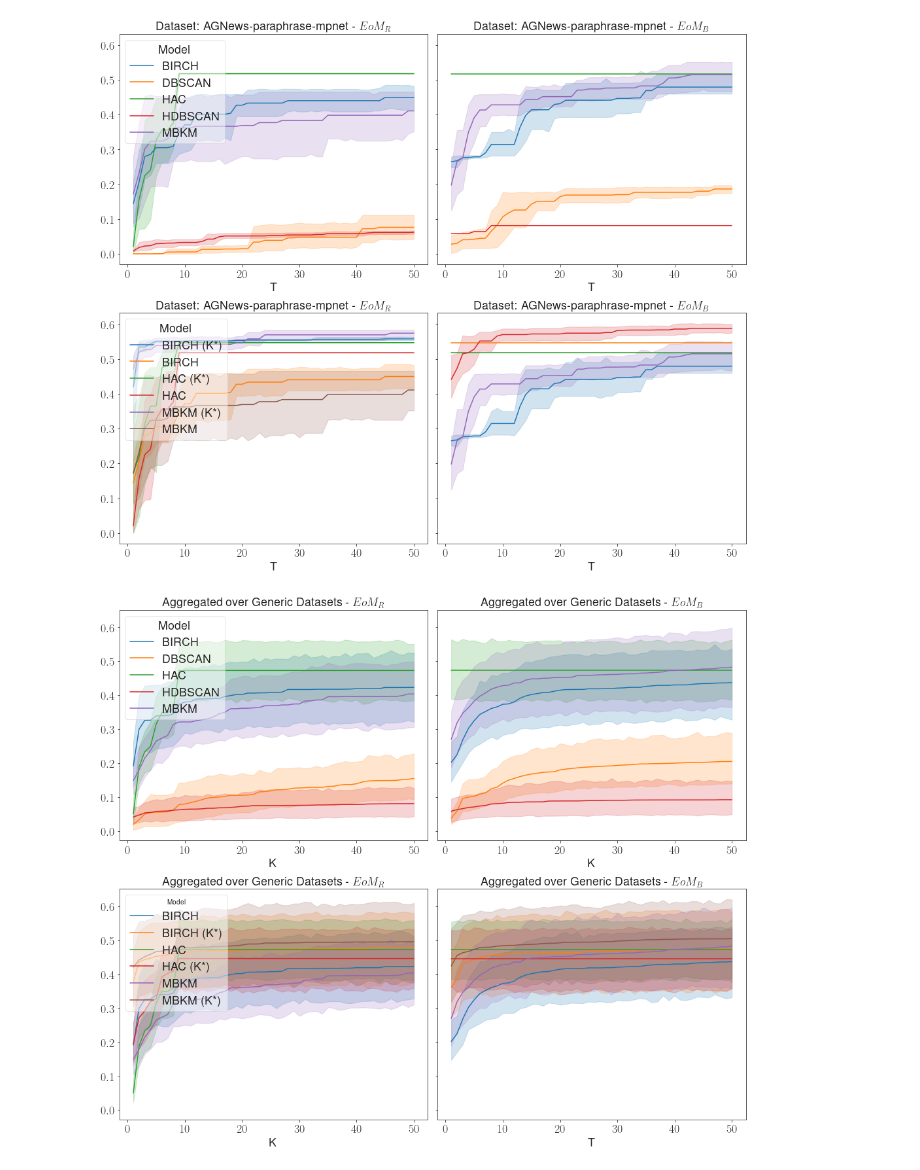
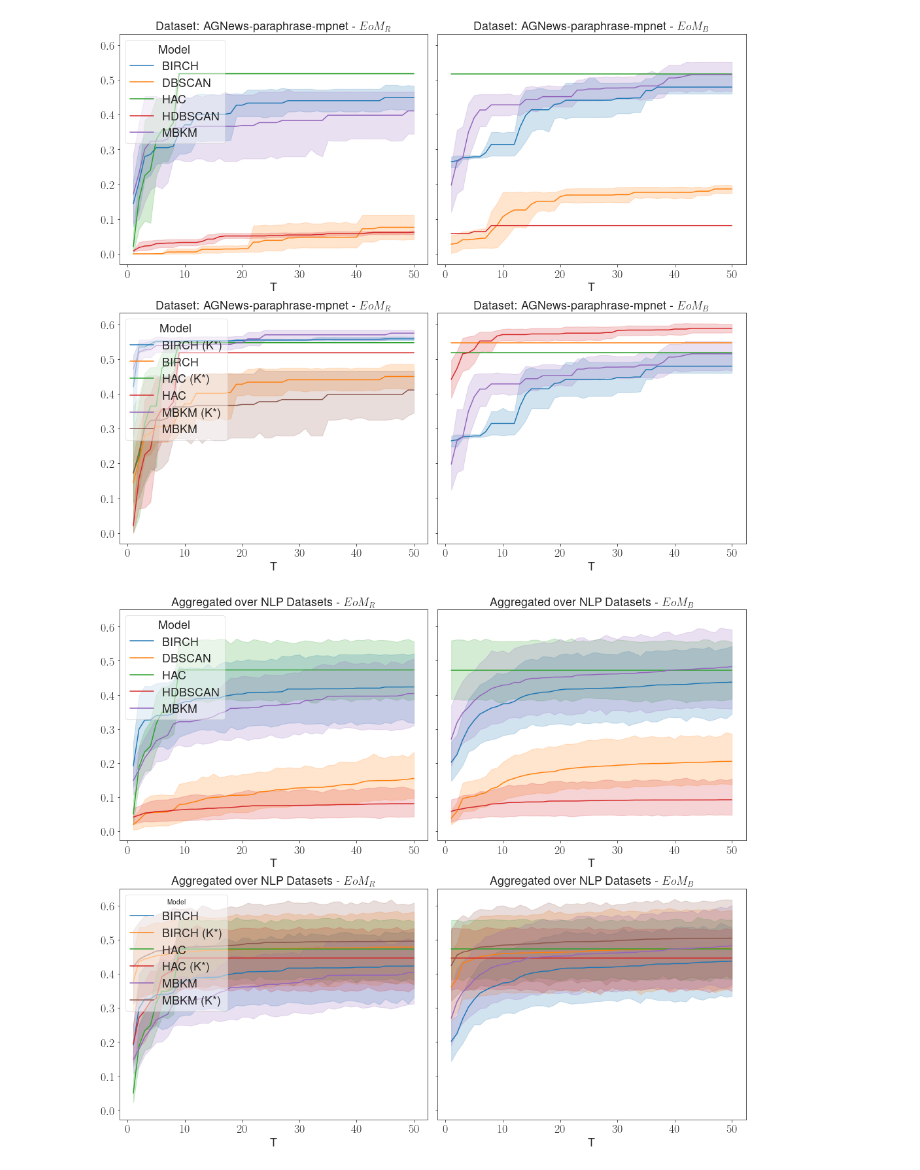
Before and after one commit to mishra-sid/clustering_hyperparameters, a Jupyter notebook: experiments/plot_nlp.ipynb, the cells around one changed output. Drawn from its saved outputs; the diff is of its cells as text; code cells hidden in the pictures.

Commit message:
Update plots with number of clusters exp and consistent runs

```diff
--- a/experiments/plot_nlp.ipynb
+++ b/experiments/plot_nlp.ipynb
@@ -233,35 +233,38 @@ bayesian_metric_agg_df = pd.concat(bayesian_metric_dfs)
 random_metric_agg_df = random_metric_agg_df.reset_index(drop=True)
 bayesian_metric_agg_df = bayesian_metric_agg_df.reset_index(drop=True)
 
 fig, ((ax1, ax2), (ax3, ax4)) = plt.subplots(2, 2, figsize=(14, 12), sharey=True)
 g1 = sns.lineplot(ax=ax1, x="K", y="perf", hue="model", data=random_metric_agg_df.loc[random_metric_agg_df['model'].isin(['BIRCH', 'DBSCAN', 'HAC', 'HDBSCAN', 'MBKM'])])
-ax1.set_title('Aggregated over Generic Datasets - $EoM_{R}$', fontsize=18)
+ax1.set_title('Aggregated over NLP Datasets - $EoM_{R}$', fontsize=18)
+ax1.set_xlabel("T")
 ax1.set_ylabel("")
 l1 = ax1.legend(loc='upper left', title='Model', fontsize=18, fancybox=True, framealpha=0.5)
 l1.get_title().set_fontsize(18)
 
 
 g2 = sns.lineplot(ax=ax2, x="K", y="perf", hue="model", data=bayesian_metric_agg_df.loc[bayesian_metric_agg_df['model'].isin(['BIRCH', 'DBSCAN', 'HAC', 'HDBSCAN', 'MBKM'])])
-ax2.set_title('Aggregated over Generic Datasets - $EoM_{B}$', fontsize=18)
+ax2.set_title('Aggregated over NLP Datasets - $EoM_{B}$', fontsize=18)
+ax2.set_xlabel("T")
 ax2.set_ylabel("")
 ax2.get_legend().remove()
 plt.tight_layout()
 
 g3 = sns.lineplot(ax=ax3, x="K", y="perf", hue="model", data=random_metric_agg_df.loc[random_metric_agg_df['model'].isin(['BIRCH', 'BIRCH (K*)', 'HAC', 'HAC (K*)', 'MBKM', 'MBKM (K*)'])])
-ax3.set_title('Aggregated over Generic Datasets - $EoM_{R}$', fontsize=18)
+ax3.set_title('Aggregated over NLP Datasets - $EoM_{R}$', fontsize=18)
+ax3.set_xlabel("T")
 ax3.set_ylabel("")
 l3 = ax3.legend(loc='upper left', title='Model', fontsize=18, fancybox=True, framealpha=0.5)
 l1.get_title().set_fontsize(18)
 
 
 g4 = sns.lineplot(ax=ax4, x="K", y="perf", hue="model", data=bayesian_metric_agg_df.loc[bayesian_metric_agg_df['model'].isin(['BIRCH', 'BIRCH (K*)', 'HAC', 'HAC (K*)', 'MBKM', 'MBKM (K*)'])])
-ax4.set_title('Aggregated over Generic Datasets - $EoM_{B}$', fontsize=18)
+ax4.set_title('Aggregated over NLP Datasets - $EoM_{B}$', fontsize=18)
 ax4.set_xlabel("T")
 ax4.set_ylabel("")
 ax4.get_legend().remove()
 plt.tight_layout()
 
 plt.show()
 fig.savefig("nlp-aggregated.pdf", bbox_inches='tight')
 # %% [output]
-[figure, old version]
+[figure, new version]
```
